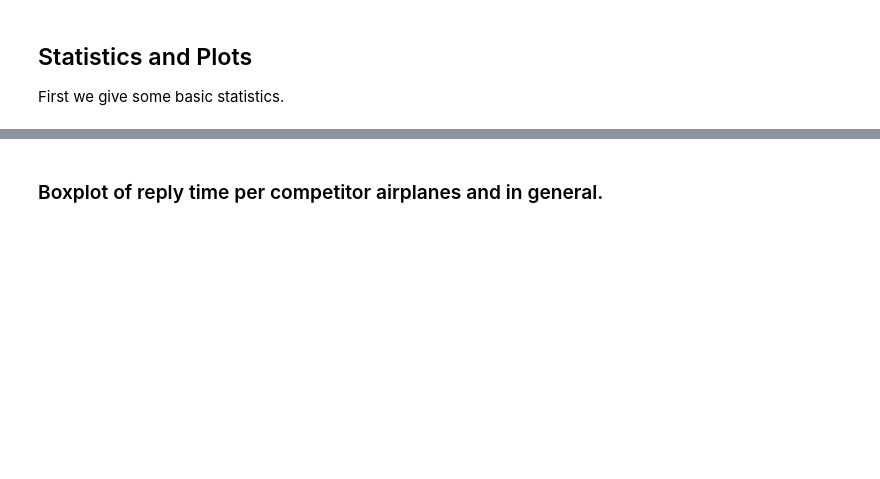
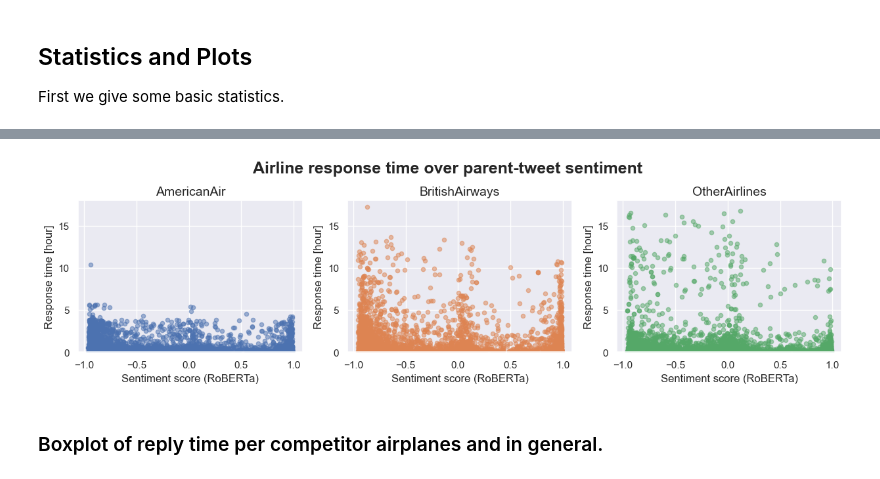
Before and after one commit to danamira/DBL-Data-Challenge, a Jupyter notebook: response_time_stats.ipynb, the cells around one changed output, grey strips where cells are left out. Cells and saved outputs as stored; diff of their text form; code cells hidden in the pictures; blank space fills up the shorter version.

```diff
--- a/response_time_stats.ipynb
+++ b/response_time_stats.ipynb
@@ -153,2 +278,37 @@ Text(0, 0.5, 'Percentage [%]')
+# %%
+fig, ax = plt.subplots(ncols=3, squeeze=True, figsize=(15, 3))
+
+# American Air
+data_airline_0 = df_sentiment_responsetime[df_sentiment_responsetime['user_name'] == 'AmericanAir']
+data_airline_0.plot(kind='scatter', x='replied_sentiment', y='response_time', alpha=0.5, ax=ax[0])  # too high
+
+# British Airlines
+data_airline_1 = df_sentiment_responsetime[df_sentiment_responsetime['user_name'] == 'BritishAirways']
+data_airline_1.plot(kind='scatter', x='replied_sentiment', y='response_time', alpha=0.5, c='#DD8452', ax=ax[1])  # too high
+
+# Other
+data_airline_2 = df_sentiment_responsetime[df_sentiment_responsetime['user_name'] == 'OtherAirline']
+data_airline_2.plot(kind='scatter', x='replied_sentiment', y='response_time', alpha=0.5, c='#55A868', ax=ax[2])  # too high
+
+# For all plots
+ax[0].set_ylim(0, 18)
+ax[1].set_ylim(0, 18)
+ax[2].set_ylim(0, 18)
+
+ax[0].set_xlabel('Sentiment score (RoBERTa)', size=12)
+ax[1].set_xlabel('Sentiment score (RoBERTa)' , size=12);
+ax[2].set_xlabel('Sentiment score (RoBERTa)' , size=12);
+
+ax[0].set_ylabel('Response time [hour]', size=12)
+ax[1].set_ylabel('Response time [hour]' , size=12);
+ax[2].set_ylabel('Response time [hour]' , size=12);
+
+ax[0].set_title('AmericanAir', size=14)
+ax[1].set_title('BritishAirways' , size=14);
+ax[2].set_title('OtherAirlines' , size=14);
+
+fig.suptitle('Airline response time over parent-tweet sentiment', size=18, weight='bold', y=1.08);
+# %% [output]
+[figure, added]
 # %% [markdown]
 ### Boxplot of reply time per competitor airplanes and in general.
```
Also changed, not shown: parts of 45 cells of this notebook, 7 other files.
